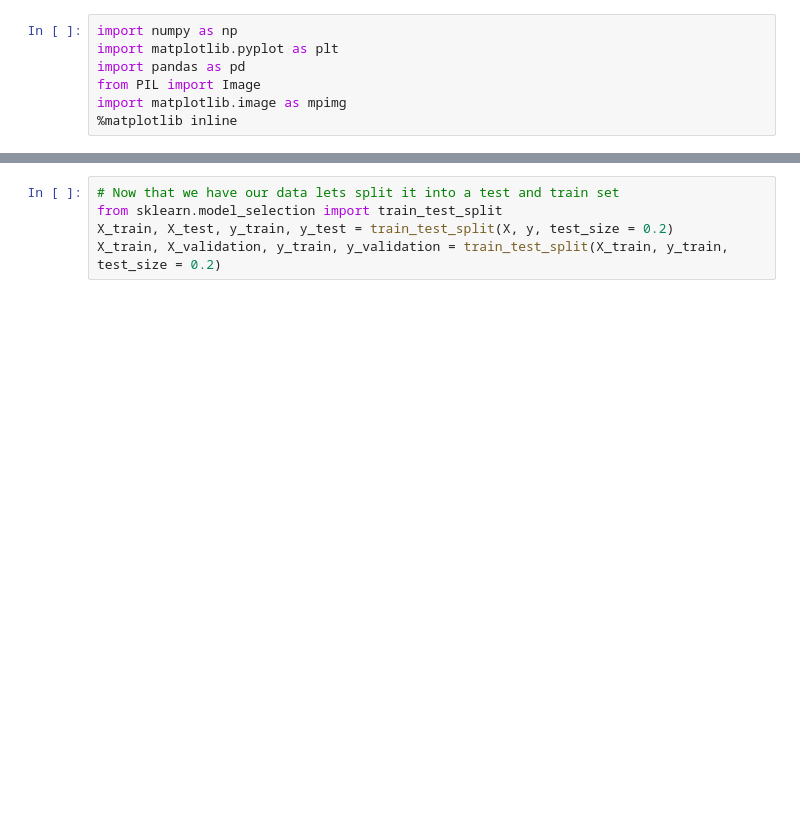
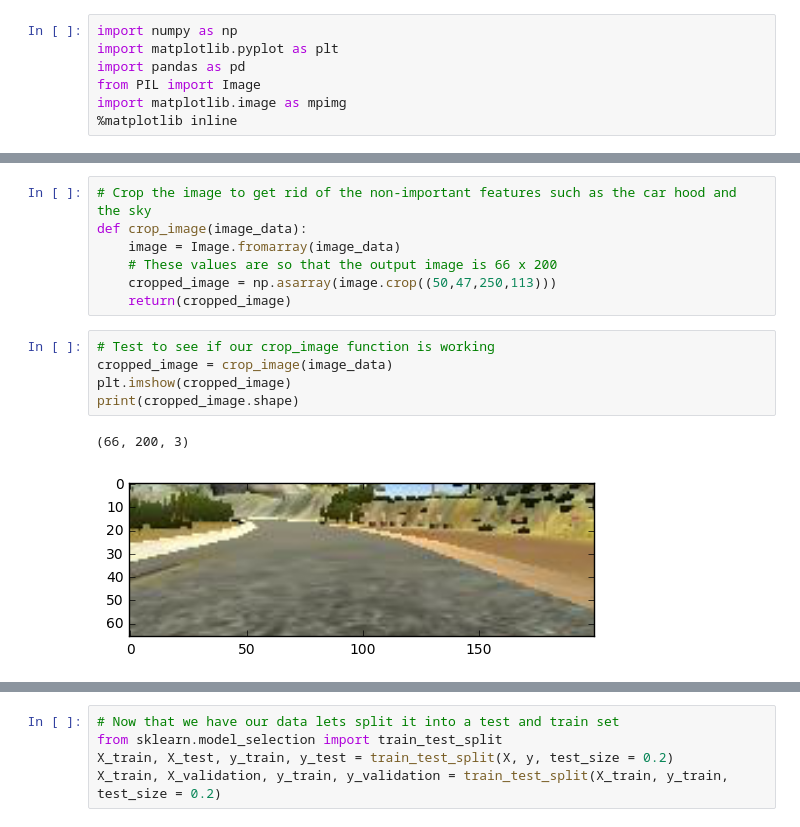
Before and after one commit to kevinlu1211/CarND, a Jupyter notebook: Part3-Behavioural-Cloning/Behavioural Cloning.ipynb, the cells around one changed output, grey strips where cells are left out. Cells and saved outputs as stored; diff of their text form; blank space fills up the shorter version.

```diff
--- a/Part3-Behavioural-Cloning/Behavioural Cloning.ipynb
+++ b/Part3-Behavioural-Cloning/Behavioural Cloning.ipynb
@@ -246,0 +59,15 @@ X = np.array(X)
+# %%
+# Crop the image to get rid of the non-important features such as the car hood and the sky
+def crop_image(image_data):
+    image = Image.fromarray(image_data)
+    # These values are so that the output image is 66 x 200
+    cropped_image = np.asarray(image.crop((50,47,250,113)))
+    return(cropped_image)
+# %%
+# Test to see if our crop_image function is working
+cropped_image = crop_image(image_data)
+plt.imshow(cropped_image)
+print(cropped_image.shape)
+# %% [output]
+(66, 200, 3)
+[figure, added]
```
Also changed, not shown: parts of 44 cells of this notebook, 28 other files.
